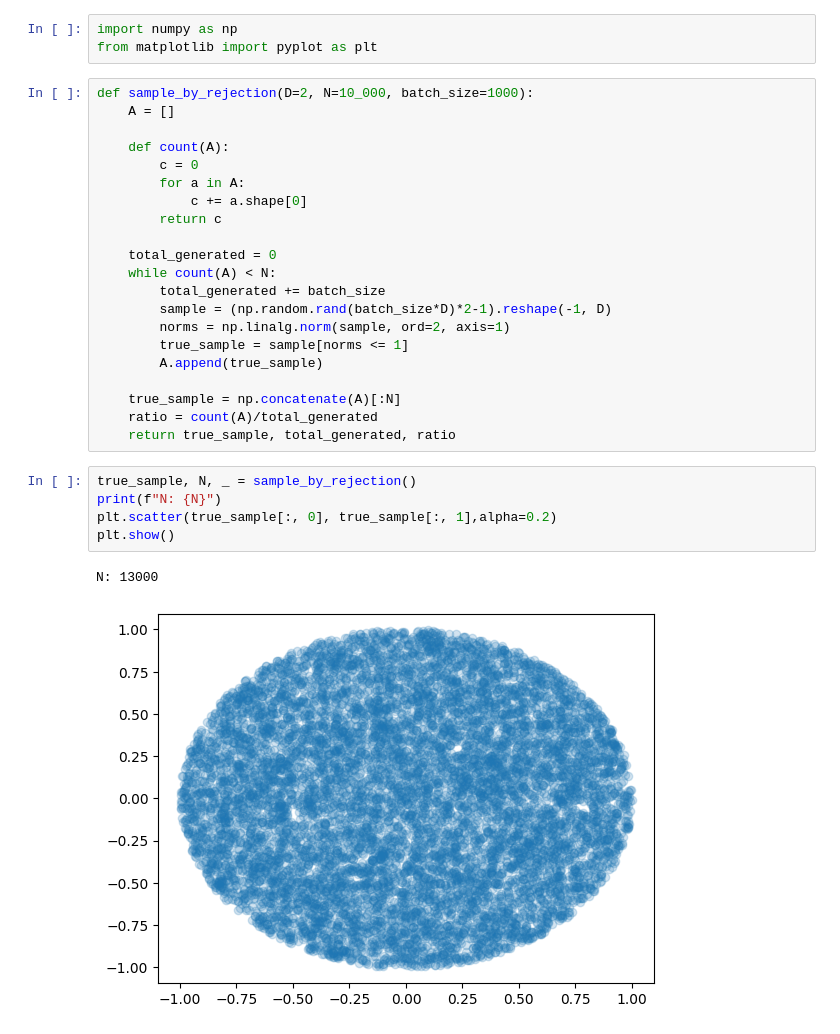
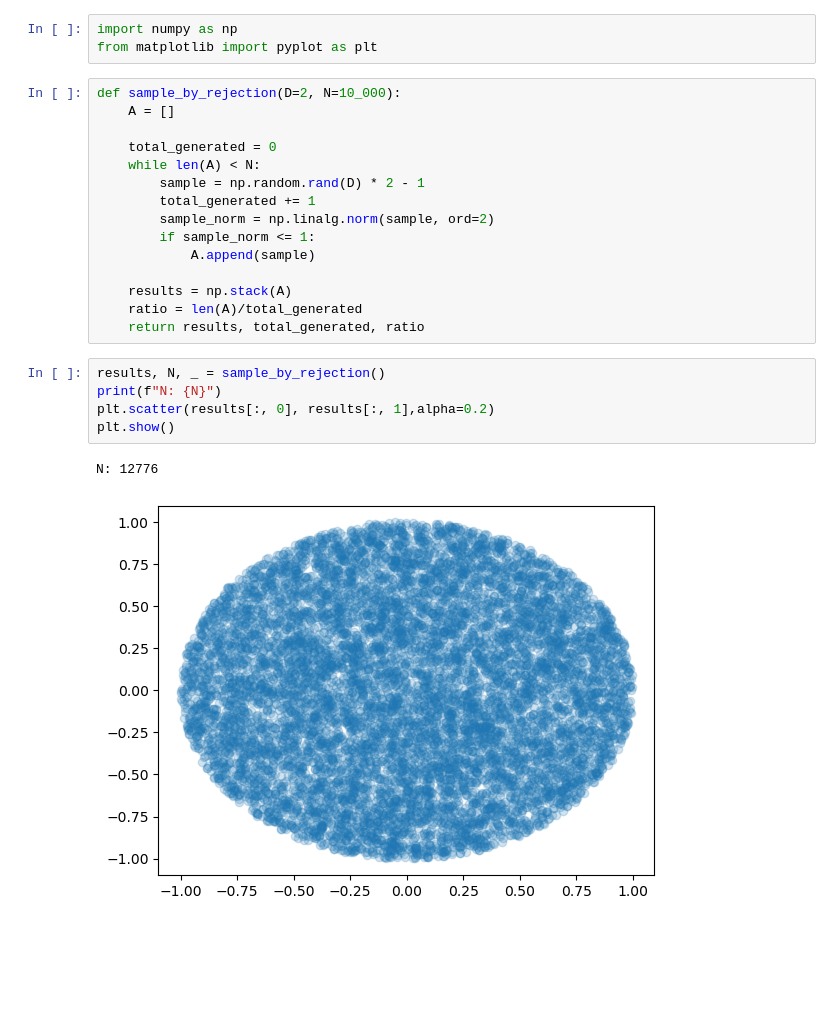
Before and after one commit to fum-cs/ads, a Jupyter notebook: code/hw1/fatehinia_data_algo.ipynb, the cells around one changed output. Drawn from its saved outputs; the diff is of its cells as text; blank space fills up the shorter version.

```diff
--- a/code/hw1/fatehinia_data_algo.ipynb
+++ b/code/hw1/fatehinia_data_algo.ipynb
@@ -6,32 +6,26 @@
 import numpy as np
 from matplotlib import pyplot as plt
 # %%
-def sample_by_rejection(D=2, N=10_000, batch_size=1000):
+def sample_by_rejection(D=2, N=10_000):
     A = []
 
-    def count(A):
-        c = 0
-        for a in A:
-            c += a.shape[0]
-        return c
+    total_generated = 0
+    while len(A) < N:
+        sample = np.random.rand(D) * 2 - 1
+        total_generated += 1
+        sample_norm = np.linalg.norm(sample, ord=2)
+        if sample_norm <= 1:
+            A.append(sample)
 
-    total_generated = 0
-    while count(A) < N:
-        total_generated += batch_size
-        sample = (np.random.rand(batch_size*D)*2-1).reshape(-1, D)
-        norms = np.linalg.norm(sample, ord=2, axis=1)
-        true_sample = sample[norms <= 1]
-        A.append(true_sample)
-
-    true_sample = np.concatenate(A)[:N]
-    ratio = count(A)/total_generated
-    return true_sample, total_generated, ratio
+    results = np.stack(A)
+    ratio = len(A)/total_generated
+    return results, total_generated, ratio
 # %%
-true_sample, N, _ = sample_by_rejection()
+results, N, _ = sample_by_rejection()
 print(f"N: {N}")
-plt.scatter(true_sample[:, 0], true_sample[:, 1],alpha=0.2)
+plt.scatter(results[:, 0], results[:, 1],alpha=0.2)
 plt.show()
 # %% [output]
-N: 13000
+N: 12776
-[figure, old version]
+[figure, new version]
 # %%
```
Also changed, not shown: parts of 1 cell of this notebook.
